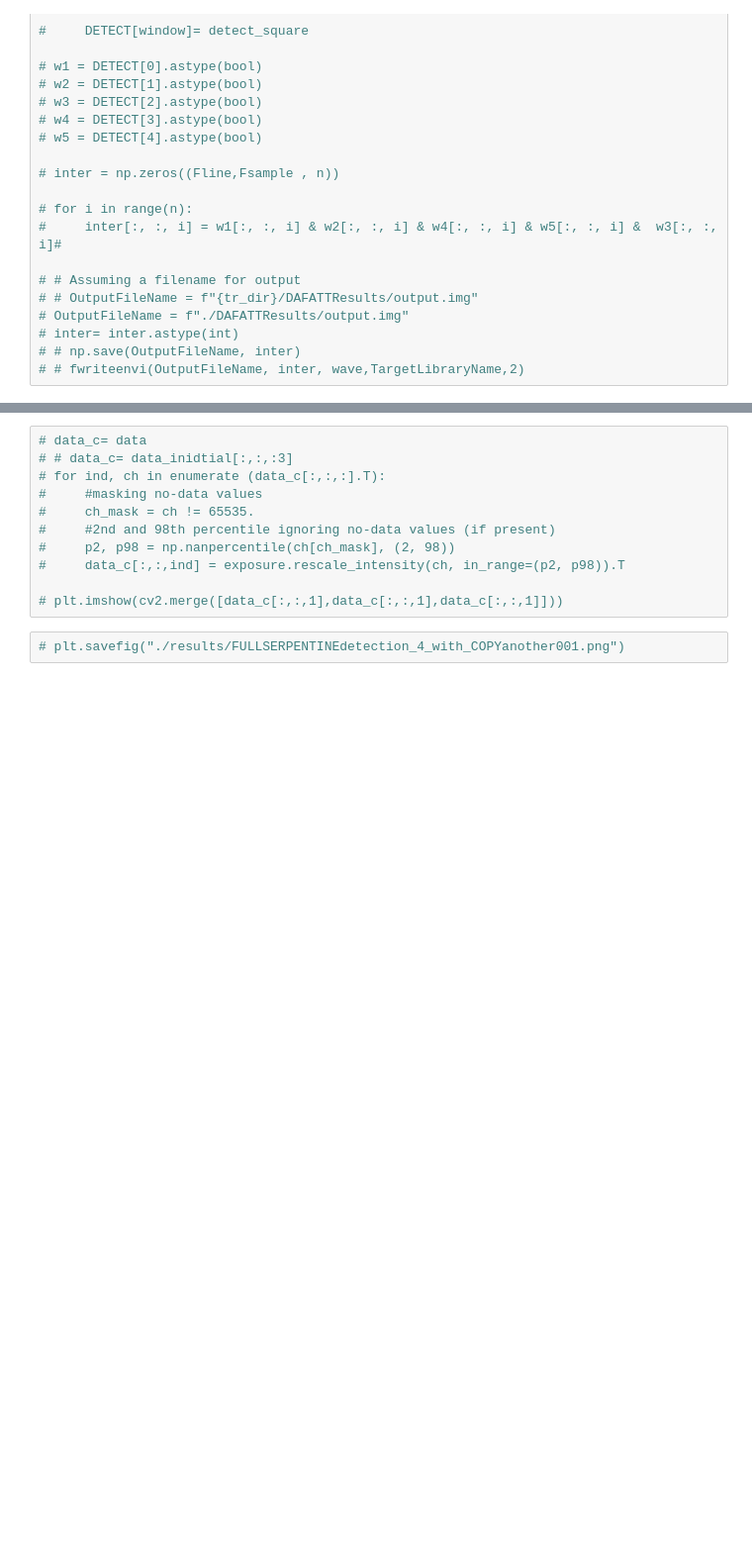
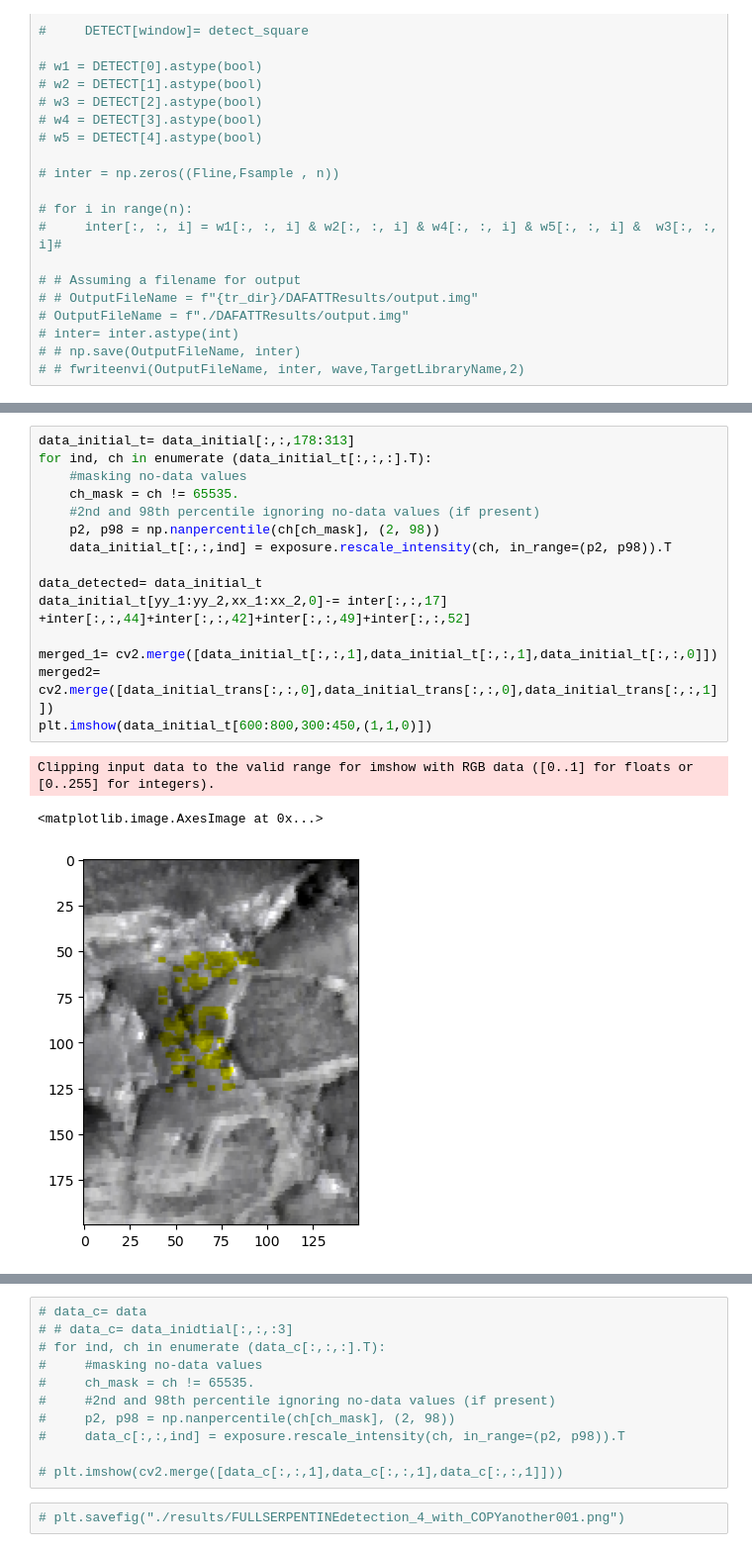
Before and after one commit to rushil00/DAFATT_CRISM_analysis, a Jupyter notebook: another003.ipynb, the cells around one changed output, grey strips where cells are left out. Shown at 99% size. Saved outputs shown, nothing was run; the diff lists cells and outputs as text; blank space fills up the shorter version.

```diff
--- a/another003.ipynb
+++ b/another003.ipynb
@@ -390,0 +402,19 @@ plt.imshow(merged2)
+# %%
+data_initial_t= data_initial[:,:,178:313]
+for ind, ch in enumerate (data_initial_t[:,:,:].T):
+    #masking no-data values
+    ch_mask = ch != 65535.
+    #2nd and 98th percentile ignoring no-data values (if present)
+    p2, p98 = np.nanpercentile(ch[ch_mask], (2, 98))
+    data_initial_t[:,:,ind] = exposure.rescale_intensity(ch, in_range=(p2, p98)).T
+
+data_detected= data_initial_t
+data_initial_t[yy_1:yy_2,xx_1:xx_2,0]-= inter[:,:,17] +inter[:,:,44]+inter[:,:,42]+inter[:,:,49]+inter[:,:,52]
+
+merged_1= cv2.merge([data_initial_t[:,:,1],data_initial_t[:,:,1],data_initial_t[:,:,0]])
+merged2= cv2.merge([data_initial_trans[:,:,0],data_initial_trans[:,:,0],data_initial_trans[:,:,1]])
+plt.imshow(data_initial_t[600:800,300:450,(1,1,0)])
+# %% [output]
+Clipping input data to the valid range for imshow with RGB data ([0..1] for floats or [0..255] for integers).
+<matplotlib.image.AxesImage at 0x...>
+[figure, added]
```
Also changed, not shown: parts of 18 cells of this notebook, 6 other files.
